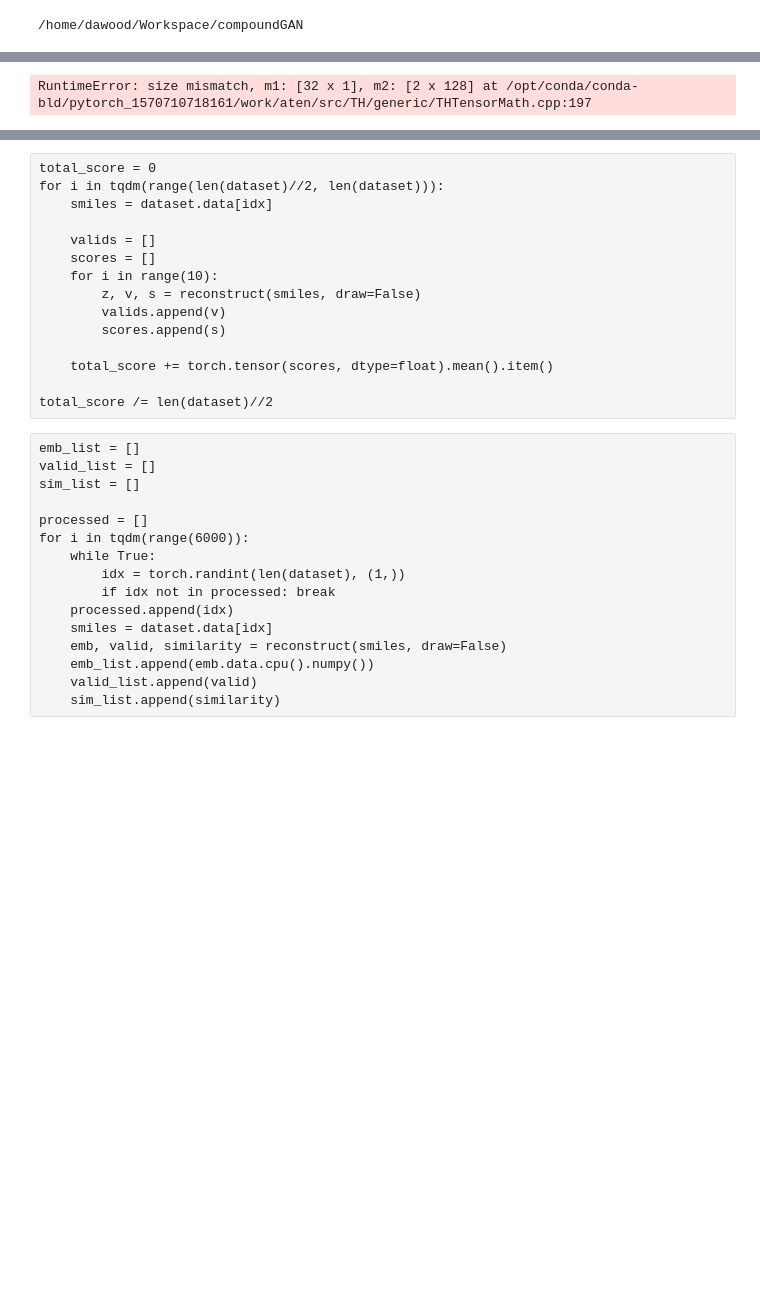
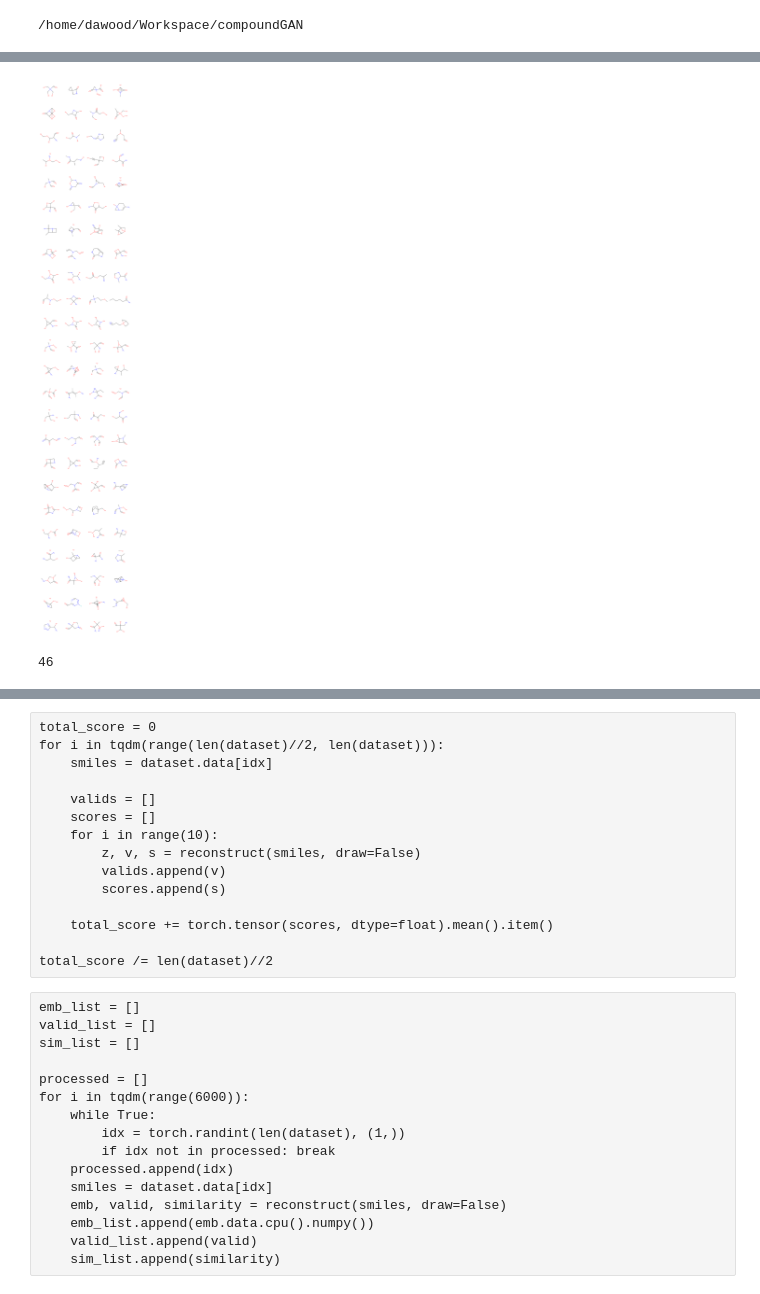
Before and after one commit to dawood95/compoundGAN, a Jupyter notebook: notebooks/model_test.ipynb, the cells around one changed output, grey strips where cells are left out. Cells and saved outputs as stored; diff of their text form; code cells hidden in the pictures; blank space fills up the shorter version.

```diff
--- a/notebooks/model_test.ipynb
+++ b/notebooks/model_test.ipynb
@@ -302,11 +303,15 @@ def generate_random(num_mols, draw=True):
     pred_mols = []
 
     for i in tqdm(range(num_mols//32)):
-        z = torch.zeros((32, 256))
+        z = torch.zeros((32, D))
+        logP = torch.zeros((32, 1))
         for i in range(len(z)):
             z[i].normal_(0, 1)
+            logP[i].uniform_(0, 1)
+            logP[i] = (logP[i] - 1) * 8
+
         z = z.to(DEVICE)
-        z = model.cnf(z, None, None, True)[0]
+        z = model.cnf(z, logP, None, True)[0]
 
         G = model.decoder.generate(z, seq_len)
         G = dgl.unbatch(G)
@@ -322,6 +327,7 @@ def generate_random(num_mols, draw=True):
             valid_mols.append(mol)
         except Exception as e:
             #print(e)
+            valid_mols.append(mol)
             pass
 
     if draw:
@@ -336,7 +342,8 @@ def generate_random(num_mols, draw=True):
 
     return valids
 # %%
-generate_random(32)
+generate_random(100)
 # %% [output]
+[figure, added]
-RuntimeError: size mismatch, m1: [32 x 1], m2: [2 x 128] at /opt/conda/conda-bld/pytorch_1570710718161/work/aten/src/TH/generic/THTensorMath.cpp:197
+46
 # %%
```
Also changed, not shown: parts of 9 cells of this notebook, 6 other files.
